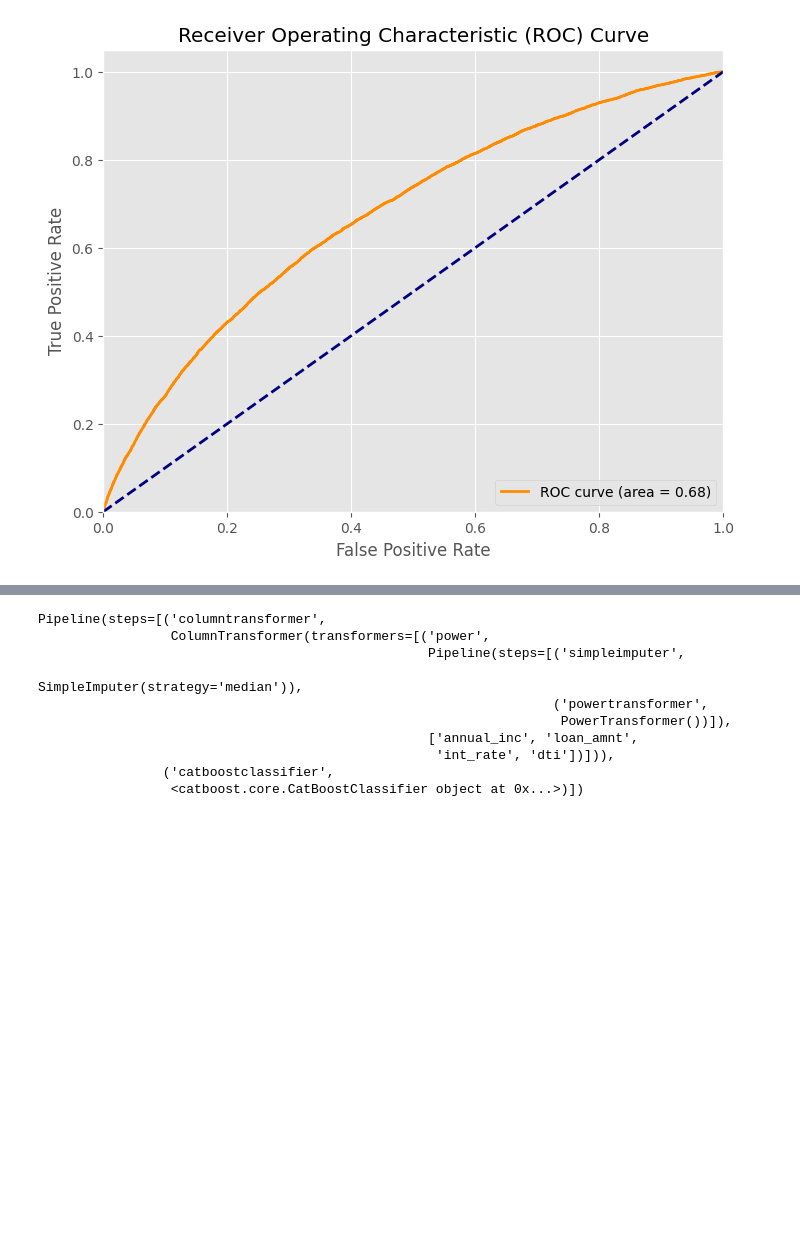
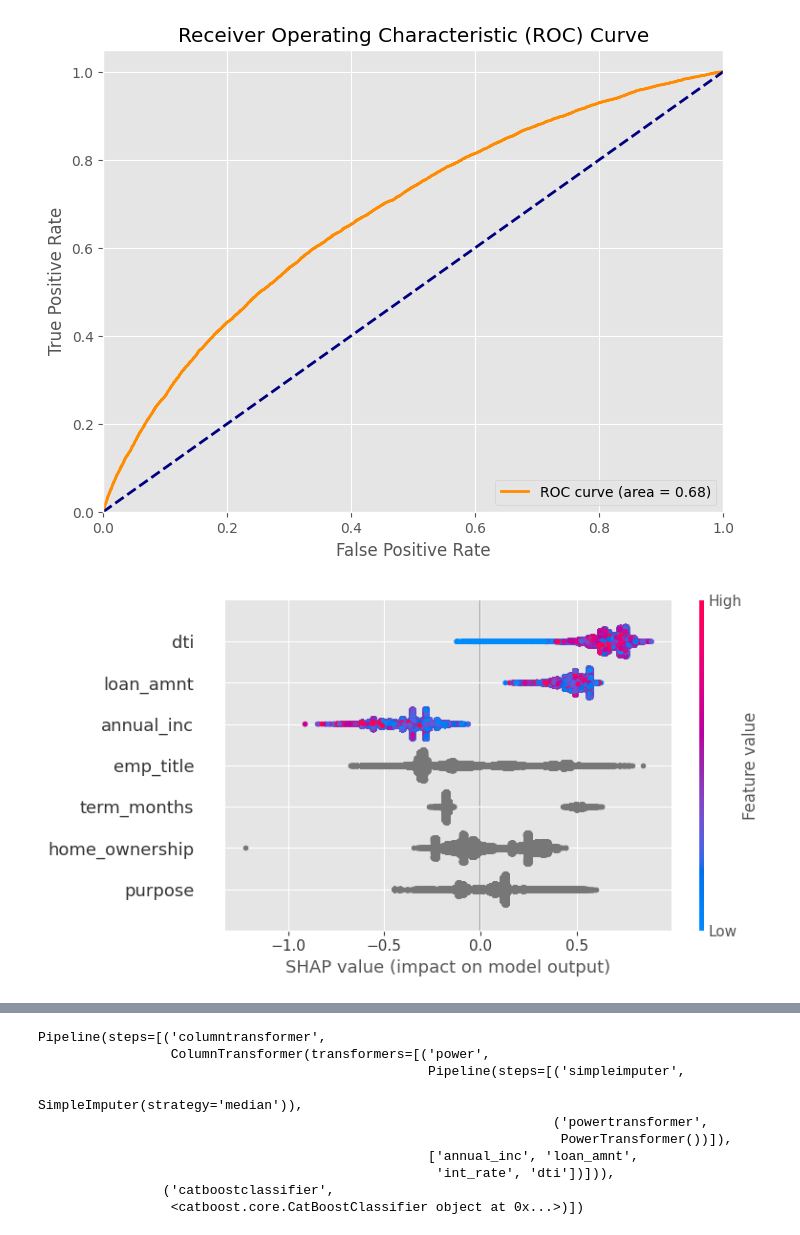
Before and after one commit to waileong-leong/loan_analysis, a Jupyter notebook: notebooks/catboost.ipynb, the cells around one changed output, grey strips where cells are left out. Cells and saved outputs as stored; diff of their text form; code cells hidden in the pictures; blank space fills up the shorter version.

```diff
--- a/notebooks/catboost.ipynb
+++ b/notebooks/catboost.ipynb
@@ -398,3 +398,10 @@ Confusion Matrix:
  [ 3514  5561]]
 [figure]
 [figure]
+# %%
+import shap
+explainer = shap.TreeExplainer(pipeline)
+shap_values = explainer(X_train)
+shap.summary_plot(shap_values, X_train)
+# %% [output]
+[figure, added]
```
Also changed, not shown: parts of 2 cells of this notebook, 2 other files.
